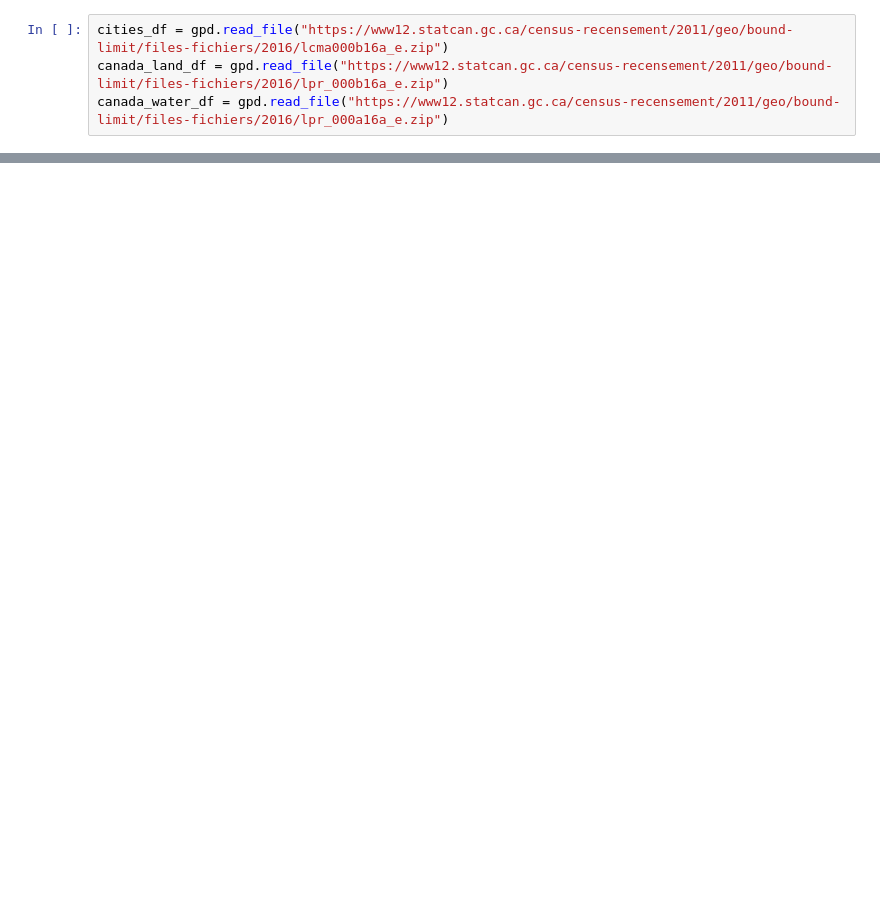
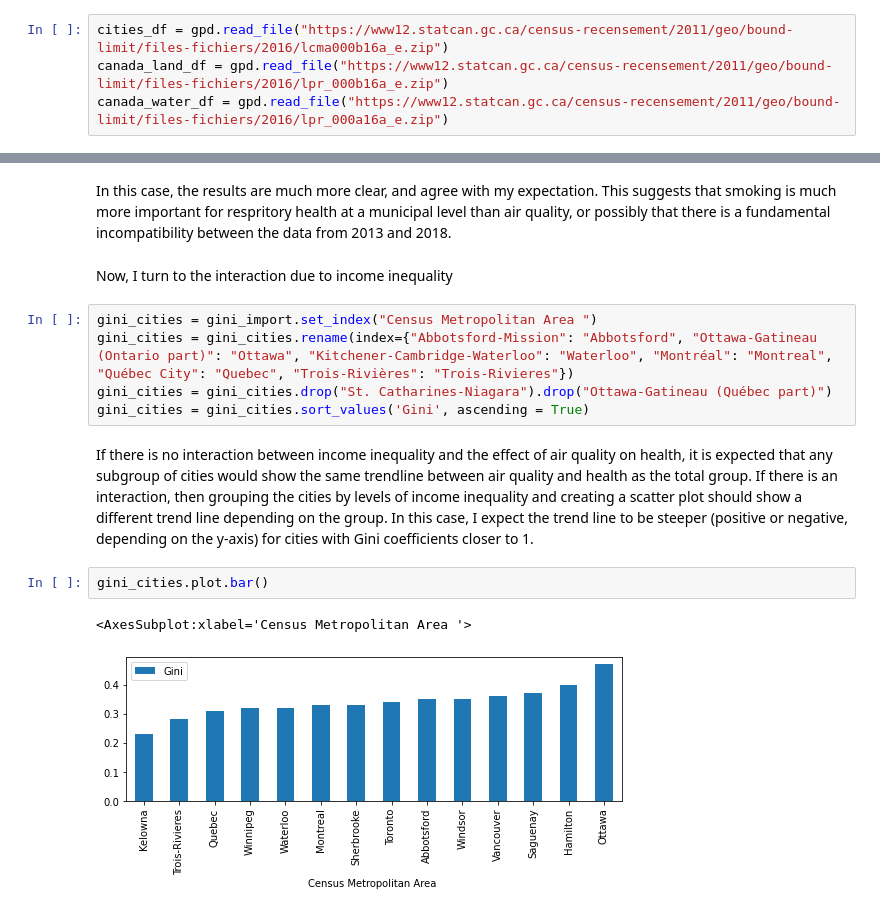
Before and after one commit to EliBCC/Ginis-Smoke, a Jupyter notebook: FinalPaper.ipynb, the cells around one changed output, grey strips where cells are left out. Drawn from its saved outputs; the diff is of its cells as text; blank space fills up the shorter version.

Commit message:
Finished data analysis

```diff
--- a/FinalPaper.ipynb
+++ b/FinalPaper.ipynb
@@ -173,0 +160,16 @@ aq_vs_health.plot.scatter(x = "Annual.mean", y = "Asthma (%)")
+# %% [markdown]
+In this case, the results are much more clear, and agree with my expectation. This suggests that smoking is much more important for respritory health at a municipal level than air quality, or possibly that there is a fundamental incompatibility between the data from 2013 and 2018.
+# %% [markdown]
+Now, I turn to the interaction due to income inequality
+# %%
+gini_cities = gini_import.set_index("Census Metropolitan Area ")
+gini_cities = gini_cities.rename(index={"Abbotsford-Mission": "Abbotsford", "Ottawa-Gatineau (Ontario part)": "Ottawa", "Kitchener-Cambridge-Waterloo": "Waterloo", "Montréal": "Montreal", "Québec City": "Quebec", "Trois-Rivières": "Trois-Rivieres"})
+gini_cities = gini_cities.drop("St. Catharines-Niagara").drop("Ottawa-Gatineau (Québec part)")
+gini_cities = gini_cities.sort_values('Gini', ascending = True)
+# %% [markdown]
+If there is no interaction between income inequality and the effect of air quality on health, it is expected that any subgroup of cities would show the same trendline between air quality and health as the total group. If there is an interaction, then grouping the cities by levels of income inequality and creating a scatter plot should show a different trend line depending on the group. In this case, I expect the trend line to be steeper (positive or negative, depending on the y-axis) for cities with Gini coefficients closer to 1.
+# %%
+gini_cities.plot.bar()
+# %% [output]
+<AxesSubplot:xlabel='Census Metropolitan Area '>
+[figure, added]
```
Also changed, not shown: parts of 25 cells of this notebook.
